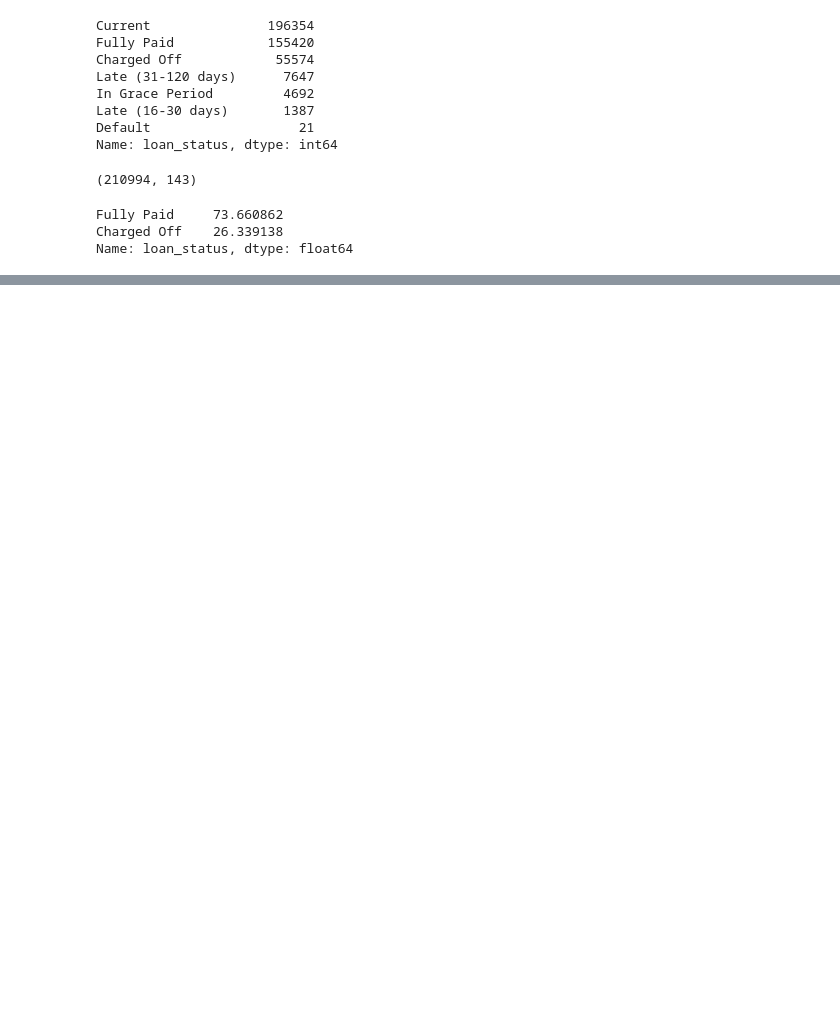
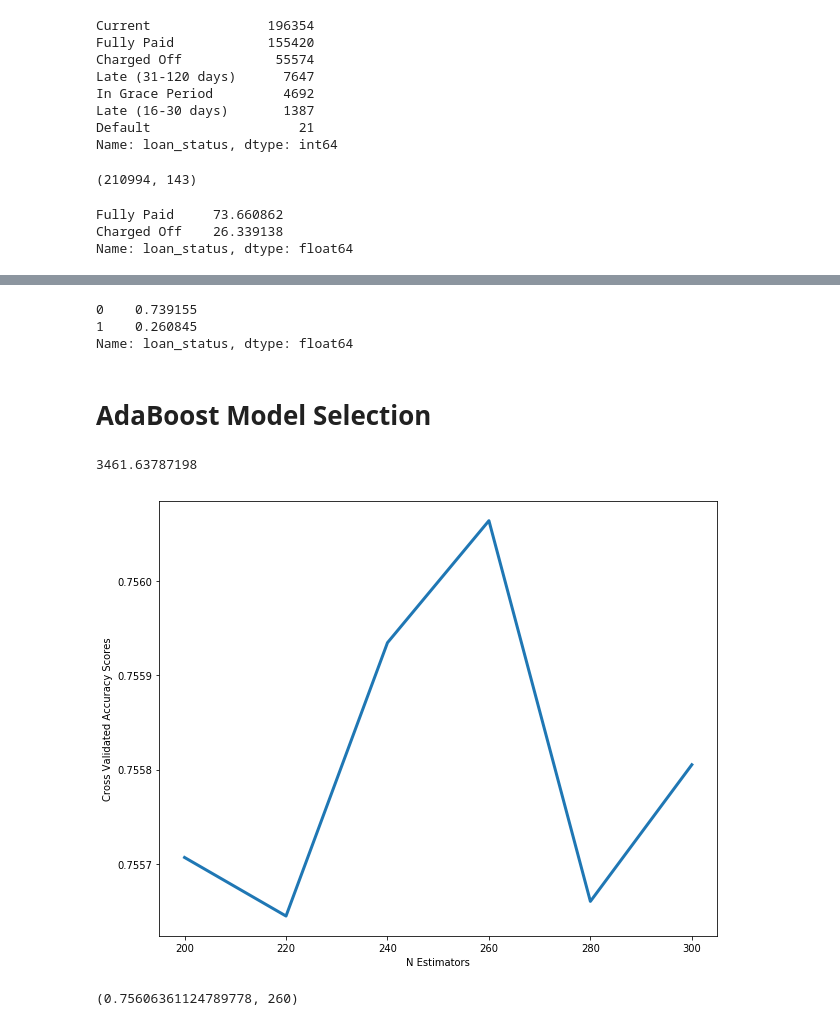
Before and after one commit to Itaintdatascience/DS-SF-40, a Jupyter notebook: Darren_Project_Proposal.ipynb, the cells around one changed output, grey strips where cells are left out. Drawn from its saved outputs; the diff is of its cells as text; code cells hidden in the pictures; blank space fills up the shorter version.

```diff
--- a/Darren_Project_Proposal.ipynb
+++ b/Darren_Project_Proposal.ipynb
@@ -336,0 +665,3 @@ array([[57211,     0],
+# %%
+X = lcdf.drop('loan_status', axis= 1)
+y = lcdf.loan_status
@@ -336,0 +731,11 @@ array([[57211,     0],
+# %%
+#Intialize RandomizedSearchCV grid with n_iter = 10
+grid_rf = RandomizedSearchCV(RandomForestClassifier(), n_iter = 10,
+                            param_distributions = param_grid_rf, cv = 5, scoring = "accuracy")
+
+t = time()
+
+#Fit grid on data
+grid_rf.fit(X, y)
+
+print time() - t
@@ -336,0 +756,6 @@ array([[57211,     0],
+# %%
+y.value_counts(normalize= True)
+# %% [output]
+0    0.739155
+1    0.260845
+Name: loan_status, dtype: float64
@@ -336,0 +764,2 @@ array([[57211,     0],
+# %% [markdown]
+# AdaBoost Model Selection
@@ -336,0 +768,32 @@ array([[57211,     0],
+# %%
+#Intialize time variable
+t = time()
+
+#Create list of estimator values
+estimators = range(200, 401, 20)
+
+#Intialize cross validation scores list
+cv_scores = []
+
+#Iterate over estimators values, fit models, and then append scores to cv_scores
+for est in estimators:
+    model = AdaBoostClas5sifier(n_estimators= est, learning_rate= 1)
+    score = cross_val_score(model, X, y, cv = 5, scoring = "accuracy").mean()
+    cv_scores.append(score)
+
+#Print difference in time
+print (time() - t)
+# %% [output]
+3461.63787198
+# %%
+#Plot estimators versus scores
+plt.figure(figsize = (10, 8))
+plt.plot(estimators, cv_scores, linewidth = 3)
+plt.xlabel("N Estimators")
+plt.ylabel("Cross Validated Accuracy Scores");
+# %% [output]
+[figure, added]
+# %%
+sorted(zip(cv_scores, estimators), reverse = True)[0]
+# %% [output]
+(0.75606361124789778, 260)
```
Also changed, not shown: parts of 135 cells of this notebook.
